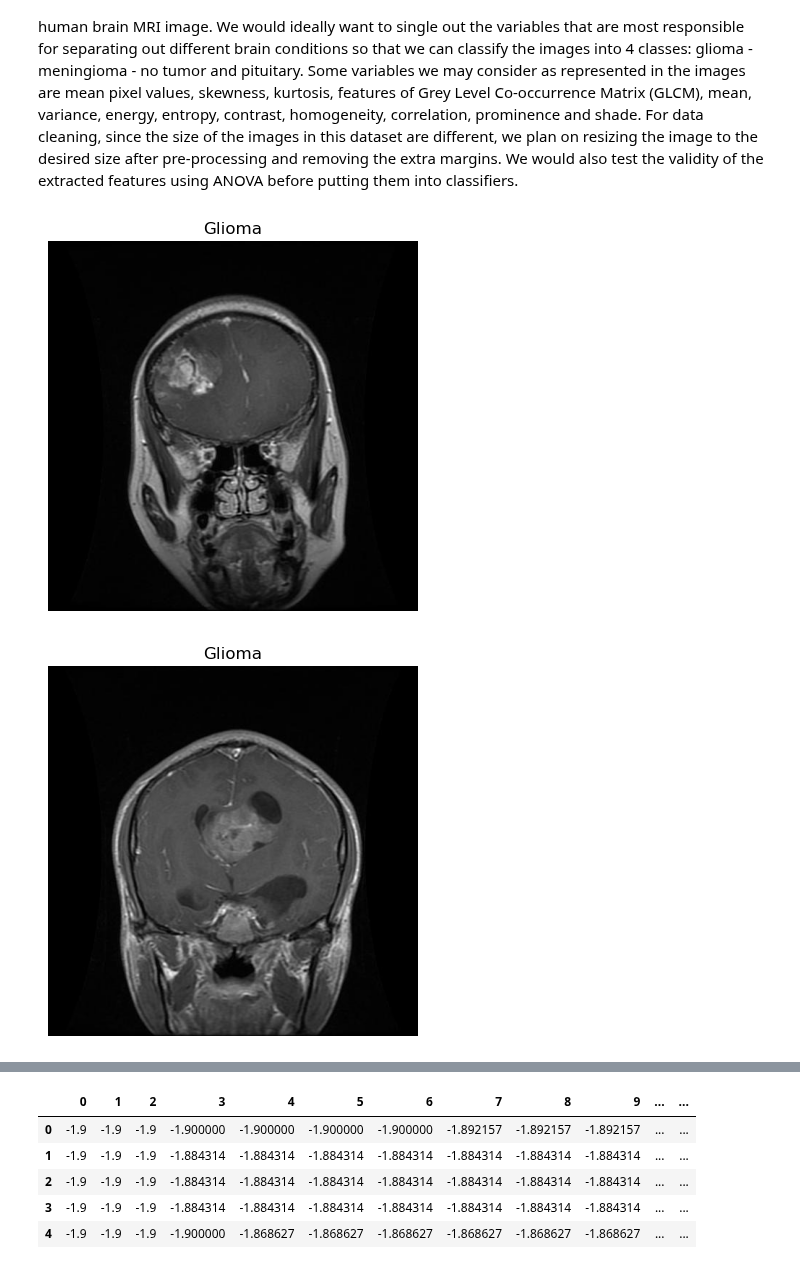
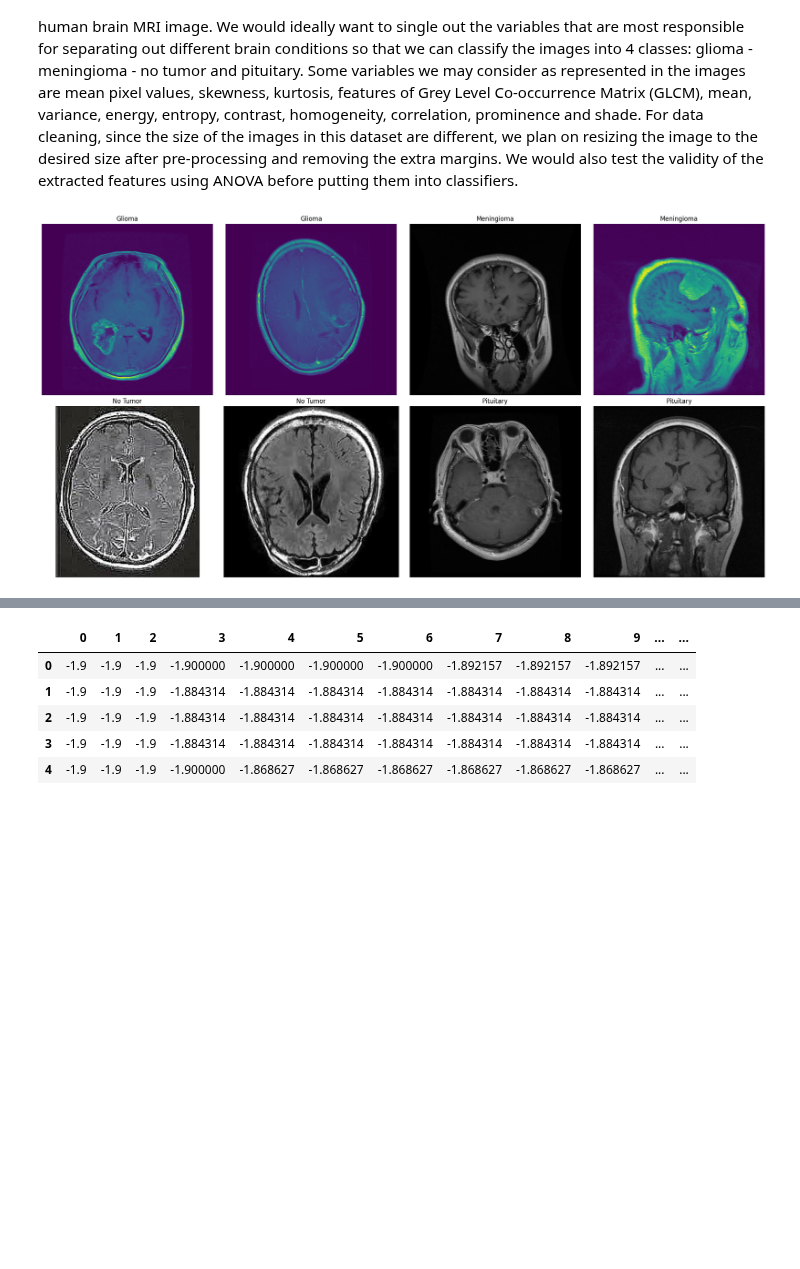
Before and after one commit to kathyww/group_project, a Jupyter notebook: FinalProject_groupXXX.ipynb, the cells around one changed output, grey strips where cells are left out. Saved outputs shown, nothing was run; the diff lists cells and outputs as text; code cells hidden in the pictures; blank space fills up the shorter version.

```diff
--- a/FinalProject_groupXXX.ipynb
+++ b/FinalProject_groupXXX.ipynb
@@ -64,24 +62,31 @@ import modules.pca as pca
 import pandas as pd
 pd.DataFrame.iteritems = pd.DataFrame.items
 # %%
-def view_image(file, tumor_type):
+def view_image(file, tumor_type, ax):
     img = mpimg.imread(file)
-    imgplot = plt.imshow(img)
-    plt.axis('off')
-    plt.title(tumor_type)
-    plt.show()
+    ax.imshow(img)
+    ax.axis('off')
+    ax.set_title(tumor_type)
 
-for file in os.listdir('data/Training/glioma')[:2]:
-    view_image('data/Training/glioma/' + file, 'Glioma')
+fig, axes = plt.subplots(2, 4, figsize=(20, 10))
 
-for file in os.listdir('data/Training/meningioma')[:2]:
-    view_image('data/Training/meningioma/' + file, 'Meningioma')
+# Glioma images
+for i, file in enumerate(os.listdir('data/Training/glioma')[:2]):
+    view_image('data/Training/glioma/' + file, 'Glioma', axes[0, i])
 
-for file in os.listdir('data/Training/notumor')[:2]:
-    view_image('data/Training/notumor/' + file, 'No Tumor')
+# Meningioma images
+for i, file in enumerate(os.listdir('data/Training/meningioma')[:2]):
+    view_image('data/Training/meningioma/' + file, 'Meningioma', axes[0, 2+i])
 
-for file in os.listdir('data/Training/pituitary')[:2]:
-    view_image('data/Training/pituitary/' + file, 'Pituitary')
+# No Tumor images
+for i, file in enumerate(os.listdir('data/Training/notumor')[:2]):
+    view_image('data/Training/notumor/' + file, 'No Tumor', axes[1, i])
+
+# Pituitary images
+for i, file in enumerate(os.listdir('data/Training/pituitary')[:2]):
+    view_image('data/Training/pituitary/' + file, 'Pituitary', axes[1, 2+i])
+
+plt.tight_layout()
+plt.show()
 # %% [output]
-[figure, old version]
+[figure, new version]
-[figure, removed]
```
Also changed, not shown: parts of 8 cells of this notebook.
